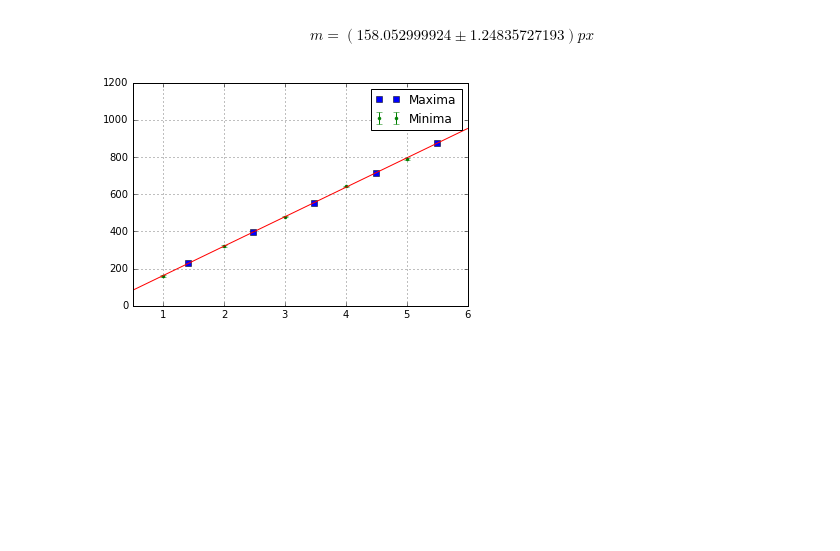
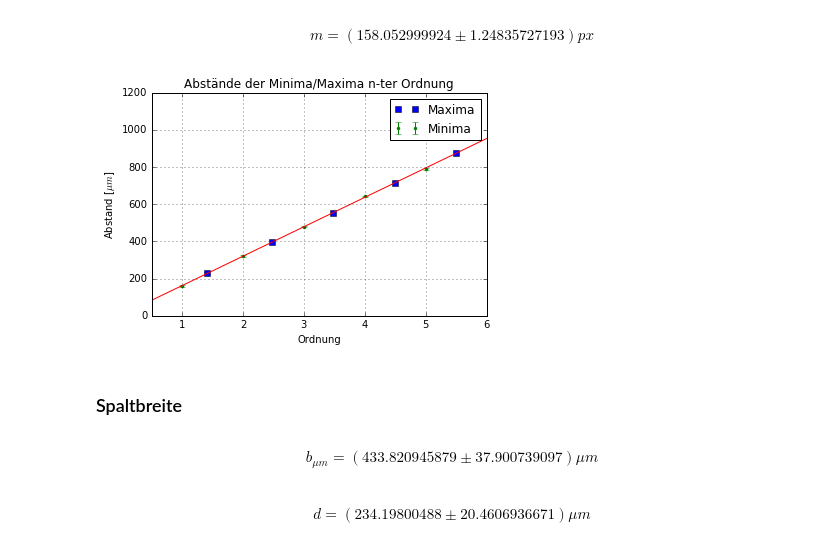
Before and after one commit to acereca/python, a Jupyter notebook: PAP233/233 - Fourieroptik.ipynb, the cells around one changed output. Drawn from its saved outputs; the diff is of its cells as text; code cells hidden in the pictures; blank space fills up the shorter version.

```diff
--- a/PAP233/233 - Fourieroptik.ipynb
+++ b/PAP233/233 - Fourieroptik.ipynb
@@ -48,20 +49,40 @@ plt.show()
 # %%
 m, c = popt
+dm,dc = np.sqrt((pcov[0,0],pcov[1,1]))
 
-printResult('c',c,error=np.sqrt(pcov[1,1]),unit='px')
-printResult('m',m,error=np.sqrt(pcov[0,0]),unit='px')
+printResult('c',c,error=dc,unit='px')
+printResult('m',m,error=dm,unit='px')
 # %% [output]
 $$c=(4.57500027453\pm 4.14033196392)px$$
 $$m=(158.052999924\pm 1.24835727193)px$$
 # %%
 n = (distmax[:,2]-c)/m
+dn = [relErr([ddist,dc,dm*(distmax[i,2]-c)],[m,m,m**2]) for i in range(5)]
 plt.errorbar(n,distmax[:,2],linestyle='none',marker='s', label='Maxima')
 plt.errorbar(distmin[:,1]/2, distmin[:,2], yerr=ddist, marker=".", linestyle='none',label='Minima')
 plt.plot(x, popt[0]*x+popt[1])
 plt.xlim([.5,6])
 plt.ylim([0,1200])
 plt.grid()
 plt.legend()
+plt.title('Abstände der Minima/Maxima n-ter Ordnung')
+plt.xlabel('Ordnung')
+plt.ylabel('Abstand [$\mu m$]')
 plt.show()
 # %% [output]
-[figure, old version]
+[figure, new version]
+# %% [markdown]
+### Spaltbreite
+# %%
+b, db = eichwert*m, np.sqrt((dm*eichwert)**2+(deichwert*m)**2)
+printResult("b_{\mu m}",b,error=db,unit="\mu m")
+# %% [output]
+$$b_{\mu m}=(433.820945879\pm 37.900739097)\mu m$$
+# %%
+lamb = 0.635 #mum
+f = 80000 # mum
+
+d, dd = 2 * f * lamb / b, db*2*f*lamb/(b**2)
+printResult("d",d,error=dd,unit="\mu m")
+# %% [output]
+$$d=(234.19800488\pm 20.4606936671)\mu m$$
```
Also changed, not shown: parts of 3 cells of this notebook.
